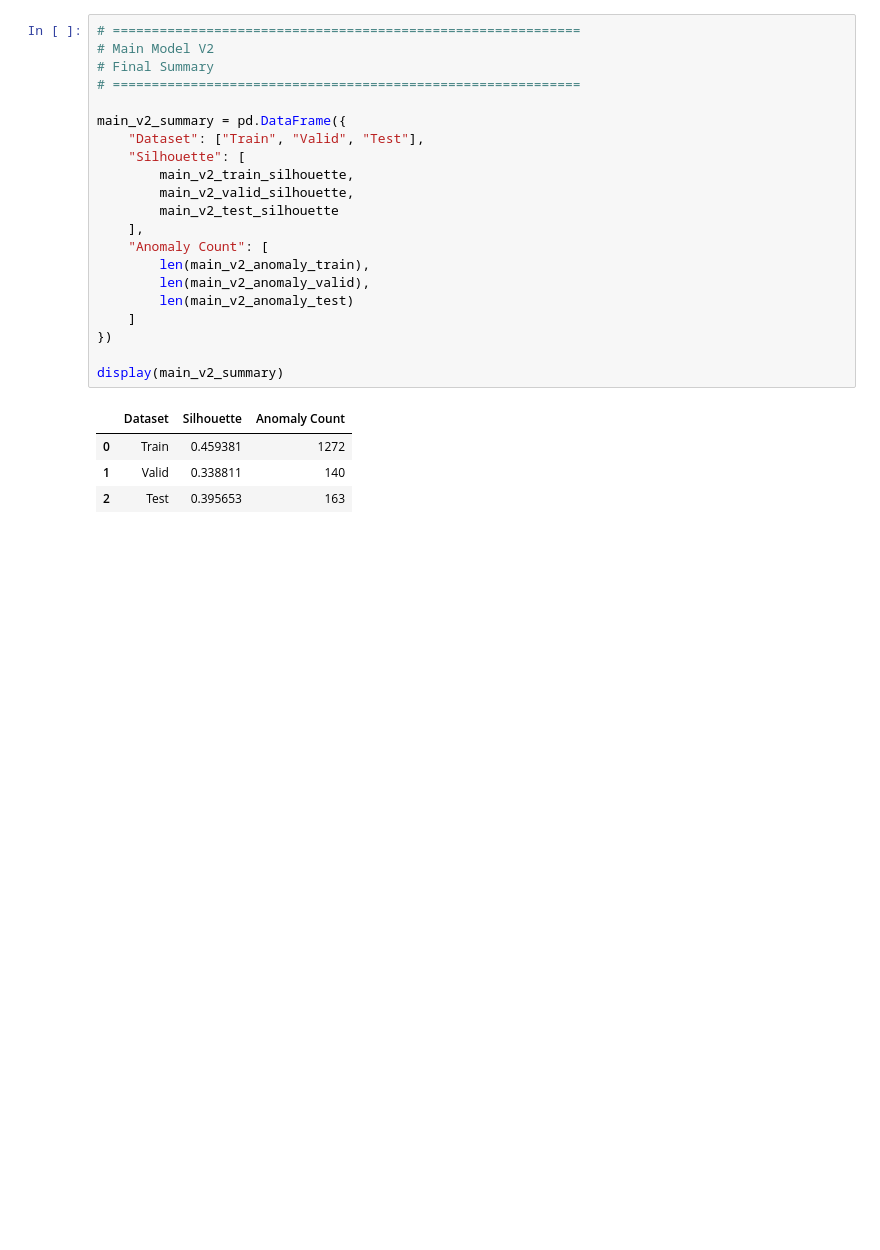
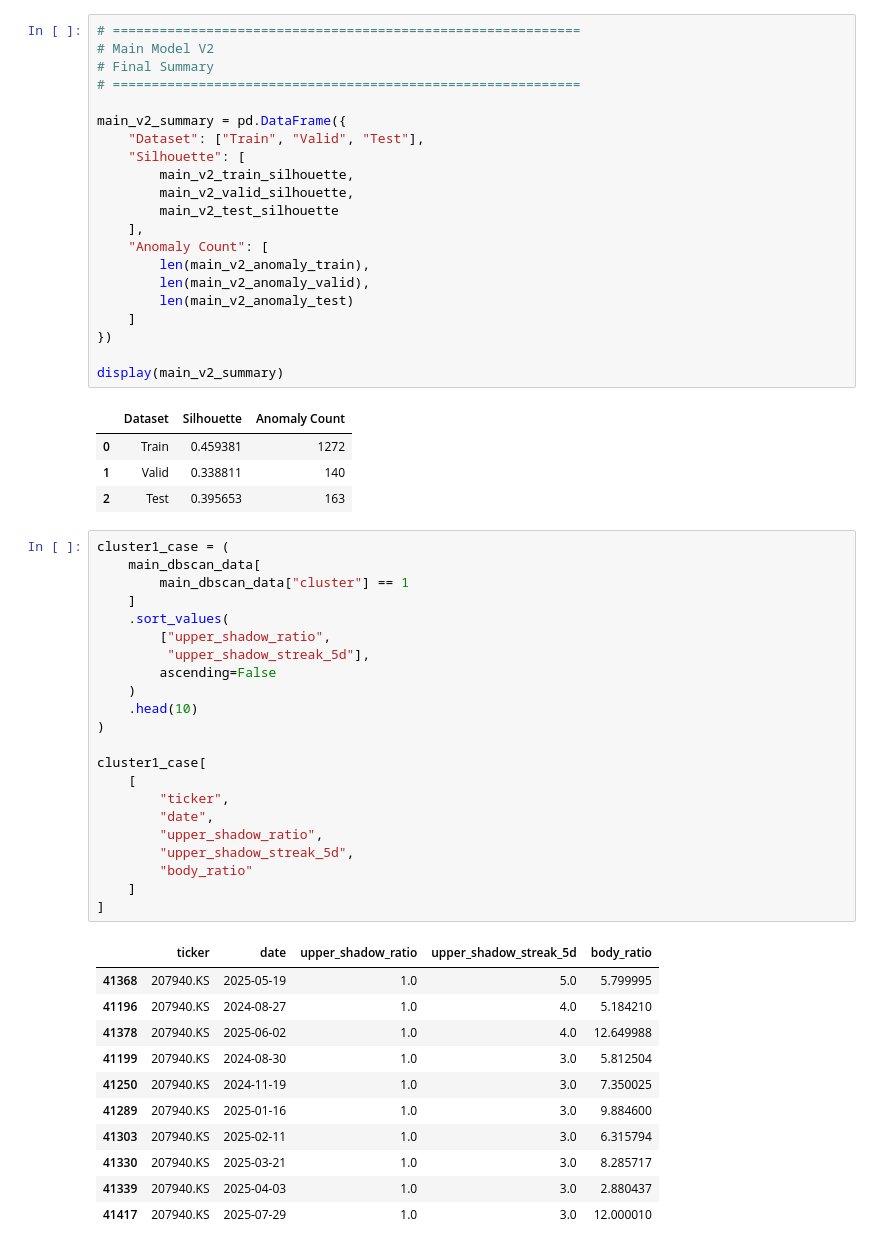
Before and after one commit to leessanghu/financial-anomaly-detection, a Jupyter notebook: notebooks/04_Main_model.ipynb, the cells around one changed output. Saved outputs shown, nothing was run; the diff lists cells and outputs as text; blank space fills up the shorter version.

```diff
--- a/notebooks/04_Main_model.ipynb
+++ b/notebooks/04_Main_model.ipynb
@@ -1258,3 +1260,37 @@ display(main_v2_summary)
 | 0 | Train | 0.459381 | 1272 |
 | 1 | Valid | 0.338811 | 140 |
 | 2 | Test | 0.395653 | 163 |
+# %%
+cluster1_case = (
+    main_dbscan_data[
+        main_dbscan_data["cluster"] == 1
+    ]
+    .sort_values(
+        ["upper_shadow_ratio",
+         "upper_shadow_streak_5d"],
+        ascending=False
+    )
+    .head(10)
+)
+
+cluster1_case[
+    [
+        "ticker",
+        "date",
+        "upper_shadow_ratio",
+        "upper_shadow_streak_5d",
+        "body_ratio"
+    ]
+]
+# %% [output]
+|  | ticker | date | upper_shadow_ratio | upper_shadow_streak_5d | body_ratio |
+| 41368 | 207940.KS | 2025-05-19 | 1.0 | 5.0 | 5.799995 |
+| 41196 | 207940.KS | 2024-08-27 | 1.0 | 4.0 | 5.184210 |
+| 41378 | 207940.KS | 2025-06-02 | 1.0 | 4.0 | 12.649988 |
+| 41199 | 207940.KS | 2024-08-30 | 1.0 | 3.0 | 5.812504 |
+| 41250 | 207940.KS | 2024-11-19 | 1.0 | 3.0 | 7.350025 |
+| 41289 | 207940.KS | 2025-01-16 | 1.0 | 3.0 | 9.884600 |
+| 41303 | 207940.KS | 2025-02-11 | 1.0 | 3.0 | 6.315794 |
+| 41330 | 207940.KS | 2025-03-21 | 1.0 | 3.0 | 8.285717 |
+| 41339 | 207940.KS | 2025-04-03 | 1.0 | 3.0 | 2.880437 |
+| 41417 | 207940.KS | 2025-07-29 | 1.0 | 3.0 | 12.000010 |
```
Also changed, not shown: parts of 10 cells of this notebook.
